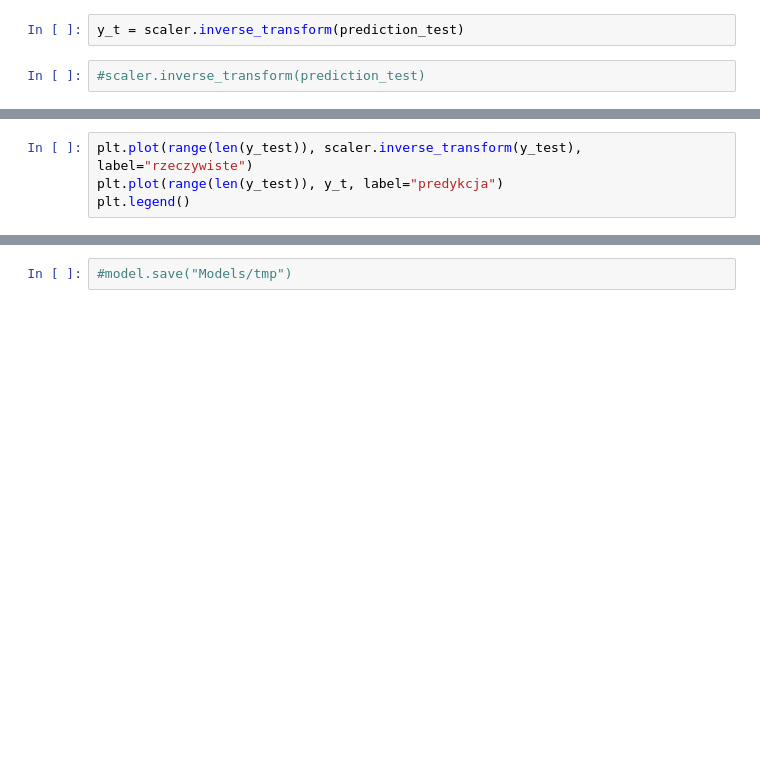
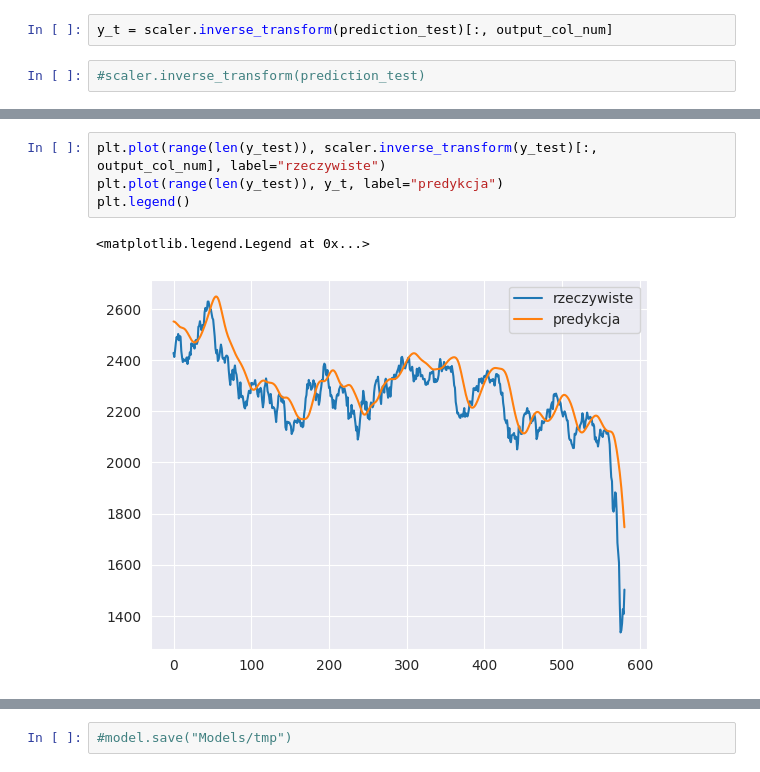
Before and after one commit to B4rtko/Inzynierka, a Jupyter notebook: main_1.ipynb, the cells around one changed output, grey strips where cells are left out. Saved outputs shown, nothing was run; the diff lists cells and outputs as text; blank space fills up the shorter version.

```diff
--- a/main_1.ipynb
+++ b/main_1.ipynb
@@ -161,4 +175,4 @@ prediction_test
 # %%
-y_t = scaler.inverse_transform(prediction_test)
+y_t = scaler.inverse_transform(prediction_test)[:, output_col_num]
 # %%
 #scaler.inverse_transform(prediction_test)
@@ -171,6 +233,9 @@ X_test.shape
 # %%
-plt.plot(range(len(y_test)), scaler.inverse_transform(y_test), label="rzeczywiste")
+plt.plot(range(len(y_test)), scaler.inverse_transform(y_test)[:, output_col_num], label="rzeczywiste")
 plt.plot(range(len(y_test)), y_t, label="predykcja")
 plt.legend()
+# %% [output]
+<matplotlib.legend.Legend at 0x...>
+[figure, added]
 # %%
 prediction_validation = model.predict(X_validation)
```
Also changed, not shown: parts of 27 cells of this notebook.
